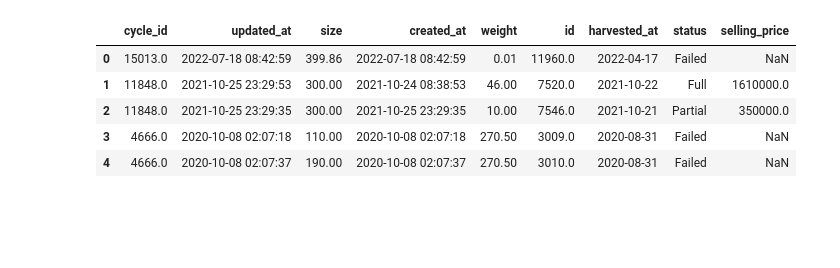
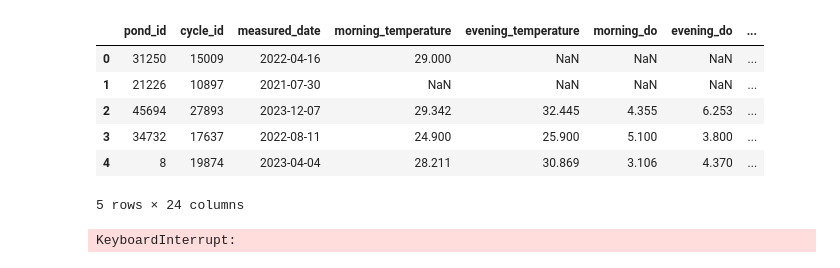
Before and after one commit to GustiAri1/JALATECH, a Jupyter notebook: EDA.ipynb, the cells around one changed output. Drawn from its saved outputs; the diff is of its cells as text; code cells hidden in the pictures; blank space fills up the shorter version.

```diff
--- a/EDA.ipynb
+++ b/EDA.ipynb
@@ -3,10 +5,17 @@ import pandas as pd
 # %%
-harvestshrimp = pd.read_csv('E:\JalaTech\Data\harvests.csv')
+harvestshrimp = pd.read_csv('E:\JalaTech\Data\measurements.csv')
 harvestshrimp.head()
 # %% [output]
-|  | cycle_id | updated_at | size | created_at | weight | id | harvested_at | status | selling_price |
-| 0 | 15013.0 | 2022-07-18 08:42:59 | 399.86 | 2022-07-18 08:42:59 | 0.01 | 11960.0 | 2022-04-17 | Failed | NaN |
-| 1 | 11848.0 | 2021-10-25 23:29:53 | 300.00 | 2021-10-24 08:38:53 | 46.00 | 7520.0 | 2021-10-22 | Full | 1610000.0 |
-| 2 | 11848.0 | 2021-10-25 23:29:35 | 300.00 | 2021-10-25 23:29:35 | 10.00 | 7546.0 | 2021-10-21 | Partial | 350000.0 |
-| 3 | 4666.0 | 2020-10-08 02:07:18 | 110.00 | 2020-10-08 02:07:18 | 270.50 | 3009.0 | 2020-08-31 | Failed | NaN |
-| 4 | 4666.0 | 2020-10-08 02:07:37 | 190.00 | 2020-10-08 02:07:37 | 270.50 | 3010.0 | 2020-08-31 | Failed | NaN |
+|  | pond_id | cycle_id | measured_date | morning_temperature | evening_temperature | morning_do | evening_do | ... |
+| 0 | 31250 | 15009 | 2022-04-16 | 29.000 | NaN | NaN | NaN | ... |
+| 1 | 21226 | 10897 | 2021-07-30 | NaN | NaN | NaN | NaN | ... |
+| 2 | 45694 | 27893 | 2023-12-07 | 29.342 | 32.445 | 4.355 | 6.253 | ... |
+| 3 | 34732 | 17637 | 2022-08-11 | 24.900 | 25.900 | 5.100 | 3.800 | ... |
+| 4 | 8 | 19874 | 2023-04-04 | 28.211 | 30.869 | 3.106 | 4.370 | ... |
+5 rows × 24 columns
+# %%
+plt.figure(figsize=(2,2), dpi= 80)
+sns.pairplot(harvestshrimp, kind="scatter", hue="morning_temperature", plot_kws=dict(s=80, edgecolor="white", linewidth=2.5))
+plt.show()
+# %% [output]
+KeyboardInterrupt:
```
Also changed, not shown: parts of 2 cells of this notebook, 10 other files.
